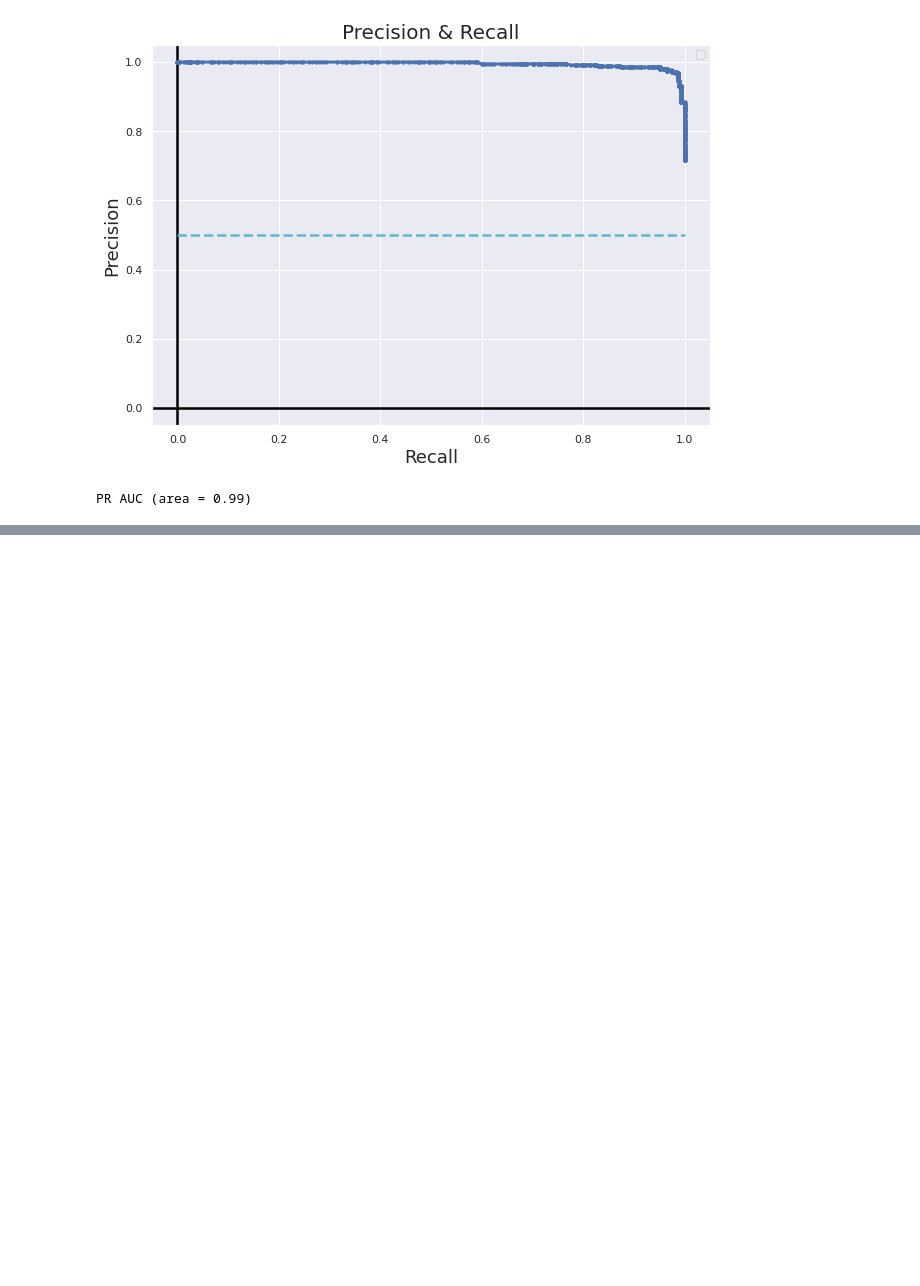
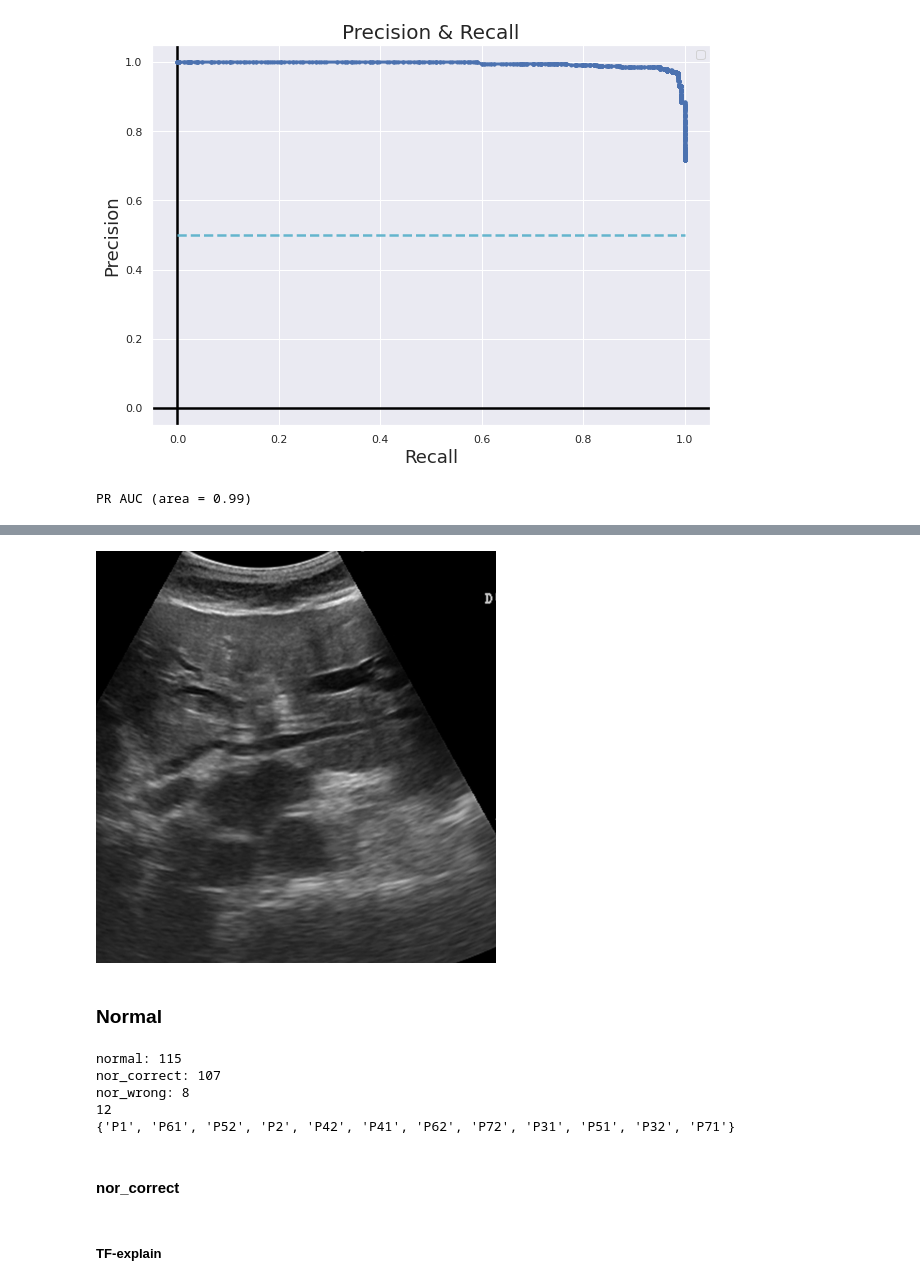
Before and after one commit to Peckkie/USAI_ABnormal_Screening, a Jupyter notebook: Test_Predict_Validation_EffNetB0.ipynb, the cells around one changed output, grey strips where cells are left out. Drawn from its saved outputs; the diff is of its cells as text; code cells hidden in the pictures; blank space fills up the shorter version.

```diff
--- a/Test_Predict_Validation_EffNetB0.ipynb
+++ b/Test_Predict_Validation_EffNetB0.ipynb
@@ -420,0 +603,27 @@ PR AUC (area = 0.99)
+# %%
+Image(filename='AB083 P1 C005.JPG.png',width=400)
+# %% [output]
+[figure, added]
+# %% [markdown]
+### Normal
+# %%
+df = dataframe
+normal  = df[df['Class']=='Normal']
+nor_correct = normal[normal['Class']==normal['category']] # correct
+nor_wrong = normal[normal['Class']!=normal['category']]
+print('normal:',len(normal))
+print('nor_correct:',len(nor_correct))
+print('nor_wrong:',len(nor_wrong))
+#select position
+print(len(set(nor_correct['Sub Position'])))
+print(set(nor_correct['Sub Position']))
+# %% [output]
+normal: 115
+nor_correct: 107
+nor_wrong: 8
+12
+{'P1', 'P61', 'P52', 'P2', 'P42', 'P41', 'P62', 'P72', 'P31', 'P51', 'P32', 'P71'}
+# %% [markdown]
+#### nor_correct
+# %% [markdown]
+##### TF-explain
```
Also changed, not shown: parts of 37 cells of this notebook.
